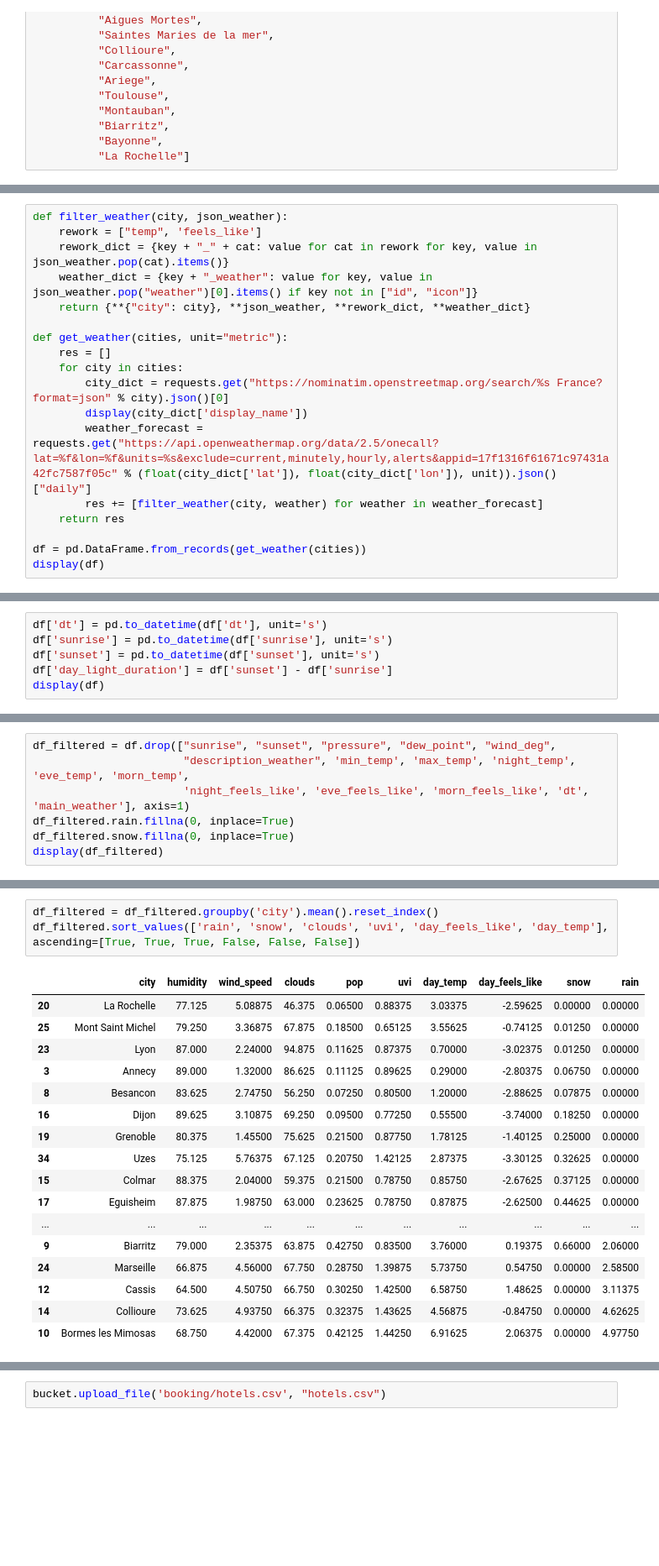
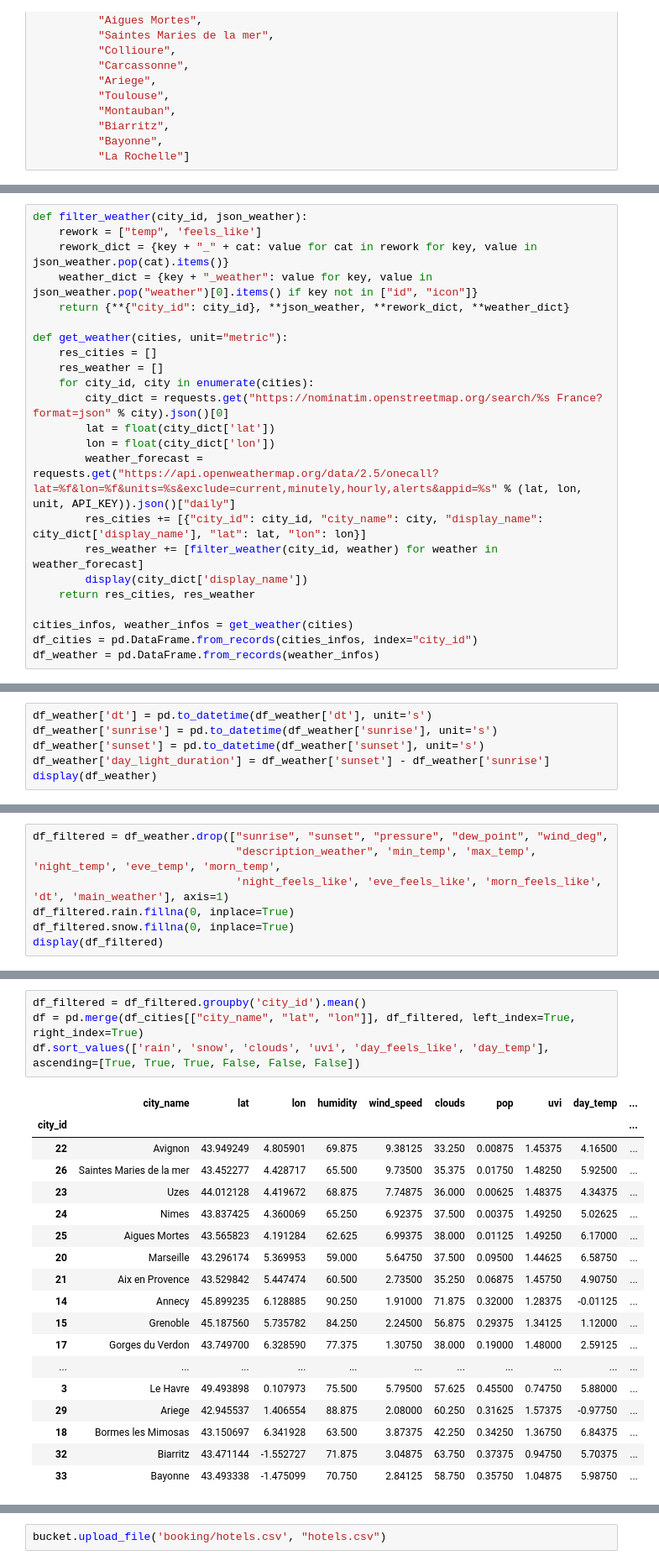
Before and after one commit to thibaudchevrier/Kayak, a Jupyter notebook: Kayak.ipynb, the cells around one changed output, grey strips where cells are left out. Shown at 84% size. Drawn from its saved outputs; the diff is of its cells as text; blank space fills up the shorter version.

Commit message:
reorganisation of data csv

```diff
--- a/Kayak.ipynb
+++ b/Kayak.ipynb
@@ -59,21 +58,26 @@ s3.Bucket(name='tibo-best-destination')
 # %%
-def filter_weather(city, json_weather):
+def filter_weather(city_id, json_weather):
     rework = ["temp", 'feels_like']
     rework_dict = {key + "_" + cat: value for cat in rework for key, value in json_weather.pop(cat).items()}
     weather_dict = {key + "_weather": value for key, value in json_weather.pop("weather")[0].items() if key not in ["id", "icon"]}
-    return {**{"city": city}, **json_weather, **rework_dict, **weather_dict}
+    return {**{"city_id": city_id}, **json_weather, **rework_dict, **weather_dict}
 
 def get_weather(cities, unit="metric"):
-    res = []
-    for city in cities:
+    res_cities = []
+    res_weather = []
+    for city_id, city in enumerate(cities):
         city_dict = requests.get("https://nominatim.openstreetmap.org/search/%s France?format=json" % city).json()[0]
+        lat = float(city_dict['lat'])
+        lon = float(city_dict['lon'])
+        weather_forecast = requests.get("https://api.openweathermap.org/data/2.5/onecall?lat=%f&lon=%f&units=%s&exclude=current,minutely,hourly,alerts&appid=%s" % (lat, lon, unit, API_KEY)).json()["daily"]
+        res_cities += [{"city_id": city_id, "city_name": city, "display_name": city_dict['display_name'], "lat": lat, "lon": lon}]
+        res_weather += [filter_weather(city_id, weather) for weather in weather_forecast]
         display(city_dict['display_name'])
-        weather_forecast = requests.get("https://api.openweathermap.org/data/2.5/onecall?lat=%f&lon=%f&units=%s&exclude=current,minutely,hourly,alerts&appid=17f1316f61671c97431a42fc7587f05c" % (float(city_dict['lat']), float(city_dict['lon']), unit)).json()["daily"]
-        res += [filter_weather(city, weather) for weather in weather_forecast]
-    return res
+    return res_cities, res_weather
 
-df = pd.DataFrame.from_records(get_weather(cities))
-display(df)
+cities_infos, weather_infos = get_weather(cities)
+df_cities = pd.DataFrame.from_records(cities_infos, index="city_id")
+df_weather = pd.DataFrame.from_records(weather_infos)
 # %% [output]
 'Le Mont-Saint-Michel, Avranches, Manche, Normandie, France métropolitaine, 50170, France'
 'Saint-Malo, Ille-et-Vilaine, Bretagne, France métropolitaine, 35400, France'
@@ -91,7 +95,7 @@ display(df)
 # %%
-df['dt'] = pd.to_datetime(df['dt'], unit='s')
-df['sunrise'] = pd.to_datetime(df['sunrise'], unit='s')
-df['sunset'] = pd.to_datetime(df['sunset'], unit='s')
-df['day_light_duration'] = df['sunset'] - df['sunrise']
-display(df)
+df_weather['dt'] = pd.to_datetime(df_weather['dt'], unit='s')
+df_weather['sunrise'] = pd.to_datetime(df_weather['sunrise'], unit='s')
+df_weather['sunset'] = pd.to_datetime(df_weather['sunset'], unit='s')
+df_weather['day_light_duration'] = df_weather['sunset'] - df_weather['sunrise']
+display(df_weather)
 # %% [output]
@@ -120,7 +115,7 @@ s3.Object(bucket_name='tibo-best-destination', key='weather.csv')
 # %%
-df_filtered = df.drop(["sunrise", "sunset", "pressure", "dew_point", "wind_deg",
-                       "description_weather", 'min_temp', 'max_temp', 'night_temp', 'eve_temp', 'morn_temp',
-                       'night_feels_like', 'eve_feels_like', 'morn_feels_like', 'dt', 'main_weather'], axis=1)
+df_filtered = df_weather.drop(["sunrise", "sunset", "pressure", "dew_point", "wind_deg",
+                               "description_weather", 'min_temp', 'max_temp', 'night_temp', 'eve_temp', 'morn_temp',
+                               'night_feels_like', 'eve_feels_like', 'morn_feels_like', 'dt', 'main_weather'], axis=1)
 df_filtered.rain.fillna(0, inplace=True)
 df_filtered.snow.fillna(0, inplace=True)
 display(df_filtered)
@@ -140,22 +135,24 @@ display(df_filtered)
 280 rows × 11 columns
 # %%
-df_filtered = df_filtered.groupby('city').mean().reset_index()
-df_filtered.sort_values(['rain', 'snow', 'clouds', 'uvi', 'day_feels_like', 'day_temp'], ascending=[True, True, True, False, False, False])
+df_filtered = df_filtered.groupby('city_id').mean()
+df = pd.merge(df_cities[["city_name", "lat", "lon"]], df_filtered, left_index=True, right_index=True)
+df.sort_values(['rain', 'snow', 'clouds', 'uvi', 'day_feels_like', 'day_temp'], ascending=[True, True, True, False, False, False])
 # %% [output]
-|  | city | humidity | wind_speed | clouds | pop | uvi | day_temp | day_feels_like | snow | rain |
-| 20 | La Rochelle | 77.125 | 5.08875 | 46.375 | 0.06500 | 0.88375 | 3.03375 | -2.59625 | 0.00000 | 0.00000 |
-| 25 | Mont Saint Michel | 79.250 | 3.36875 | 67.875 | 0.18500 | 0.65125 | 3.55625 | -0.74125 | 0.01250 | 0.00000 |
-| 23 | Lyon | 87.000 | 2.24000 | 94.875 | 0.11625 | 0.87375 | 0.70000 | -3.02375 | 0.01250 | 0.00000 |
-| 3 | Annecy | 89.000 | 1.32000 | 86.625 | 0.11125 | 0.89625 | 0.29000 | -2.80375 | 0.06750 | 0.00000 |
-| 8 | Besancon | 83.625 | 2.74750 | 56.250 | 0.07250 | 0.80500 | 1.20000 | -2.88625 | 0.07875 | 0.00000 |
-| 16 | Dijon | 89.625 | 3.10875 | 69.250 | 0.09500 | 0.77250 | 0.55500 | -3.74000 | 0.18250 | 0.00000 |
-| 19 | Grenoble | 80.375 | 1.45500 | 75.625 | 0.21500 | 0.87750 | 1.78125 | -1.40125 | 0.25000 | 0.00000 |
-| 34 | Uzes | 75.125 | 5.76375 | 67.125 | 0.20750 | 1.42125 | 2.87375 | -3.30125 | 0.32625 | 0.00000 |
-| 15 | Colmar | 88.375 | 2.04000 | 59.375 | 0.21500 | 0.78750 | 0.85750 | -2.67625 | 0.37125 | 0.00000 |
-| 17 | Eguisheim | 87.875 | 1.98750 | 63.000 | 0.23625 | 0.78750 | 0.87875 | -2.62500 | 0.44625 | 0.00000 |
+|  | city_name | lat | lon | humidity | wind_speed | clouds | pop | uvi | day_temp | ... |
+| city_id |  |  |  |  |  |  |  |  |  | ... |
+| 22 | Avignon | 43.949249 | 4.805901 | 69.875 | 9.38125 | 33.250 | 0.00875 | 1.45375 | 4.16500 | ... |
+| 26 | Saintes Maries de la mer | 43.452277 | 4.428717 | 65.500 | 9.73500 | 35.375 | 0.01750 | 1.48250 | 5.92500 | ... |
+| 23 | Uzes | 44.012128 | 4.419672 | 68.875 | 7.74875 | 36.000 | 0.00625 | 1.48375 | 4.34375 | ... |
+| 24 | Nimes | 43.837425 | 4.360069 | 65.250 | 6.92375 | 37.500 | 0.00375 | 1.49250 | 5.02625 | ... |
+| 25 | Aigues Mortes | 43.565823 | 4.191284 | 62.625 | 6.99375 | 38.000 | 0.01125 | 1.49250 | 6.17000 | ... |
+| 20 | Marseille | 43.296174 | 5.369953 | 59.000 | 5.64750 | 37.500 | 0.09500 | 1.44625 | 6.58750 | ... |
+| 21 | Aix en Provence | 43.529842 | 5.447474 | 60.500 | 2.73500 | 35.250 | 0.06875 | 1.45750 | 4.90750 | ... |
+| 14 | Annecy | 45.899235 | 6.128885 | 90.250 | 1.91000 | 71.875 | 0.32000 | 1.28375 | -0.01125 | ... |
+| 15 | Grenoble | 45.187560 | 5.735782 | 84.250 | 2.24500 | 56.875 | 0.29375 | 1.34125 | 1.12000 | ... |
+| 17 | Gorges du Verdon | 43.749700 | 6.328590 | 77.375 | 1.30750 | 38.000 | 0.19000 | 1.48000 | 2.59125 | ... |
 | ... | ... | ... | ... | ... | ... | ... | ... | ... | ... | ... |
-| 9 | Biarritz | 79.000 | 2.35375 | 63.875 | 0.42750 | 0.83500 | 3.76000 | 0.19375 | 0.66000 | 2.06000 |
-| 24 | Marseille | 66.875 | 4.56000 | 67.750 | 0.28750 | 1.39875 | 5.73750 | 0.54750 | 0.00000 | 2.58500 |
-| 12 | Cassis | 64.500 | 4.50750 | 66.750 | 0.30250 | 1.42500 | 6.58750 | 1.48625 | 0.00000 | 3.11375 |
-| 14 | Collioure | 73.625 | 4.93750 | 66.375 | 0.32375 | 1.43625 | 4.56875 | -0.84750 | 0.00000 | 4.62625 |
-| 10 | Bormes les Mimosas | 68.750 | 4.42000 | 67.375 | 0.42125 | 1.44250 | 6.91625 | 2.06375 | 0.00000 | 4.97750 |
+| 3 | Le Havre | 49.493898 | 0.107973 | 75.500 | 5.79500 | 57.625 | 0.45500 | 0.74750 | 5.88000 | ... |
+| 29 | Ariege | 42.945537 | 1.406554 | 88.875 | 2.08000 | 60.250 | 0.31625 | 1.57375 | -0.97750 | ... |
+| 18 | Bormes les Mimosas | 43.150697 | 6.341928 | 63.500 | 3.87375 | 42.250 | 0.34250 | 1.36750 | 6.84375 | ... |
+| 32 | Biarritz | 43.471144 | -1.552727 | 71.875 | 3.04875 | 63.750 | 0.37375 | 0.94750 | 5.70375 | ... |
+| 33 | Bayonne | 43.493338 | -1.475099 | 70.750 | 2.84125 | 58.750 | 0.35750 | 1.04875 | 5.98750 | ... |
```
Also changed, not shown: parts of 15 cells of this notebook, 4 other files.
